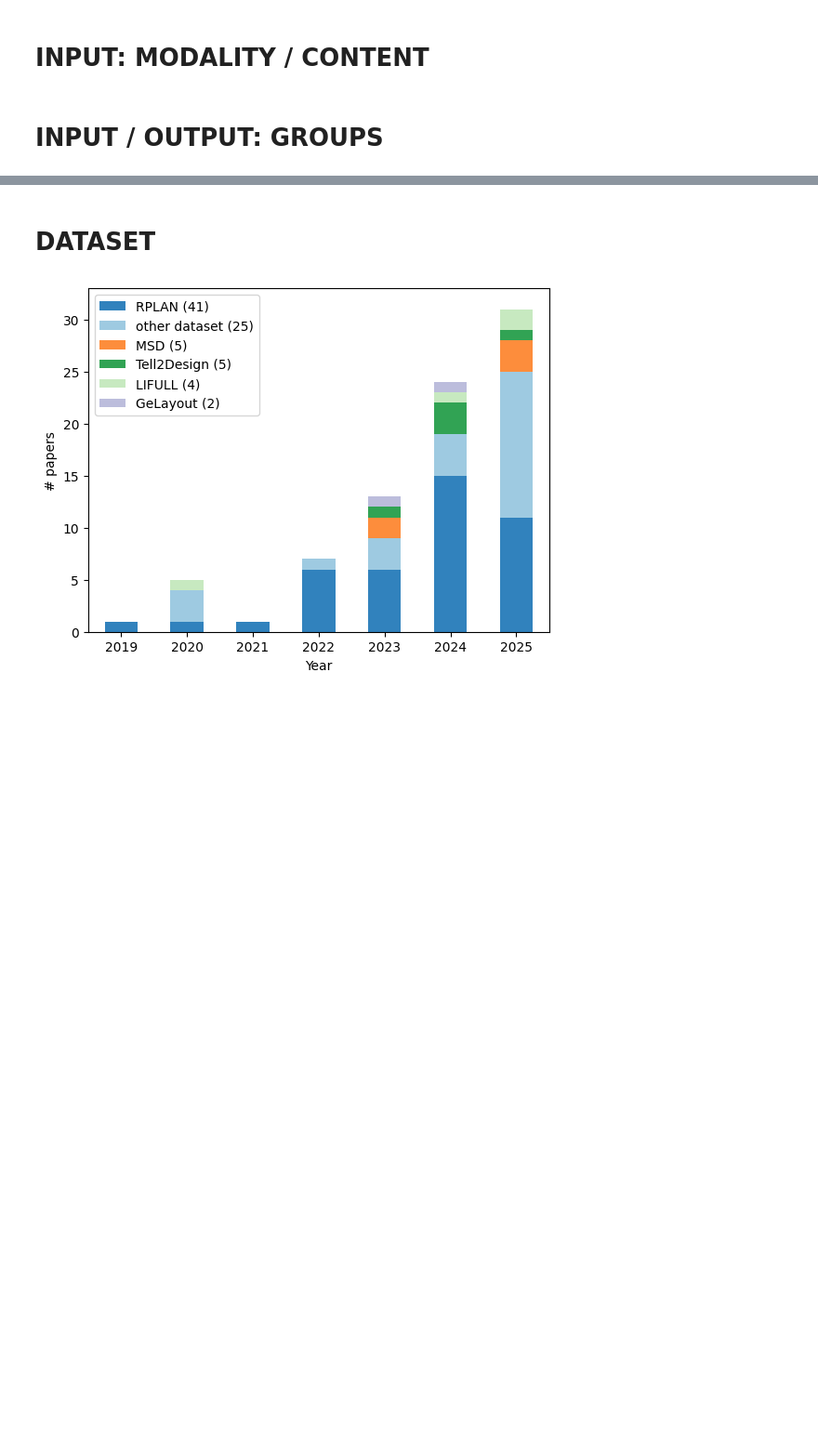
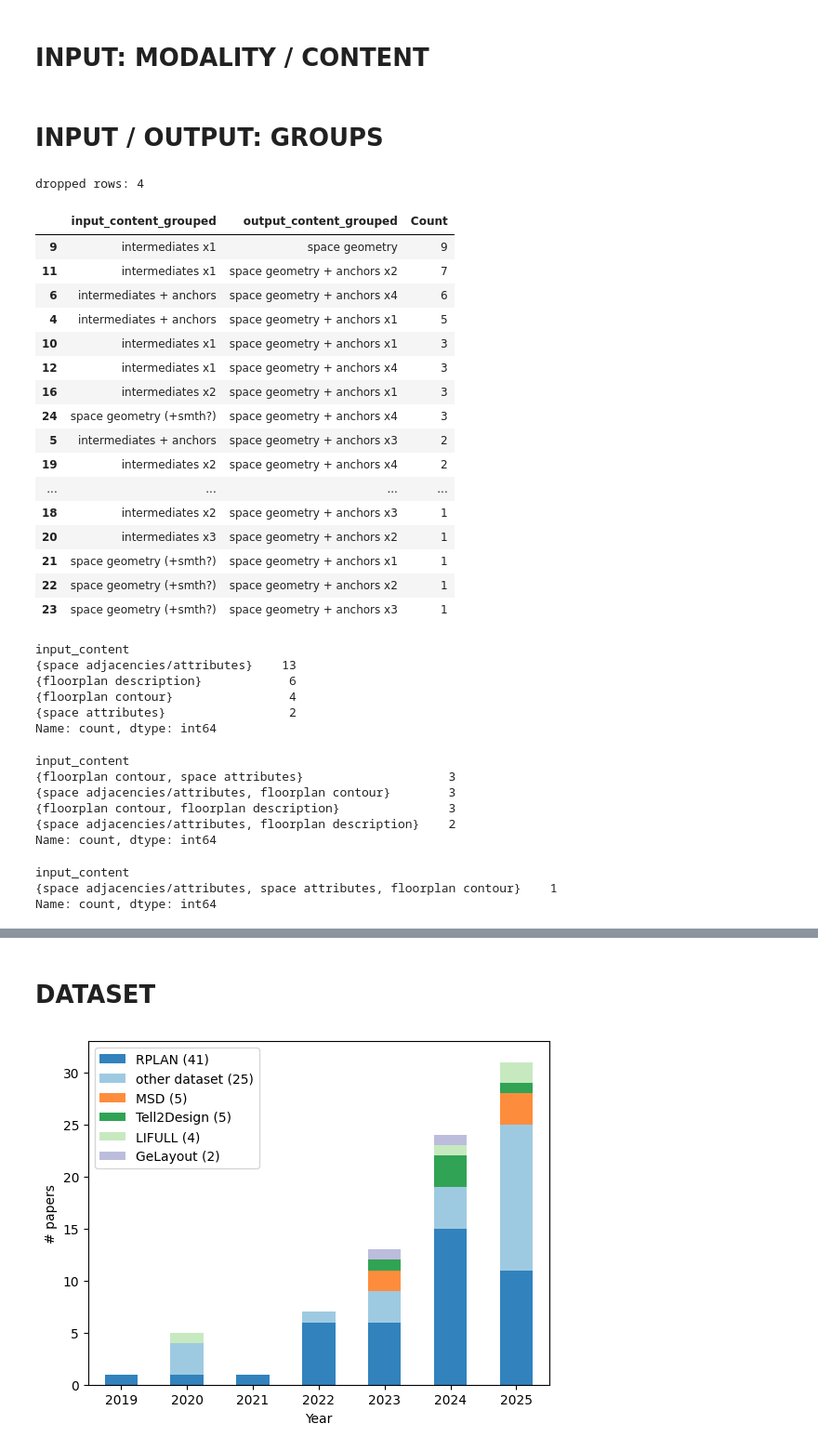
Before and after one commit to gal-dmitry/SystematicReview, a Jupyter notebook: SYNTHESIS_03.ipynb, the cells around one changed output, grey strips where cells are left out. Shown at 93% size. Saved outputs shown, nothing was run; the diff lists cells and outputs as text; code cells hidden in the pictures; blank space fills up the shorter version.

Commit message:
Sankey: input output groups

```diff
--- a/SYNTHESIS_03.ipynb
+++ b/SYNTHESIS_03.ipynb
@@ -40,0 +138,46 @@ plot_sankey_input(df_model)
+# %%
+df_, cooc = get_input_output_groups(df_model)
+cooc
+# %% [output]
+dropped rows: 4
+|  | input_content_grouped | output_content_grouped | Count |
+| 9 | intermediates x1 | space geometry | 9 |
+| 11 | intermediates x1 | space geometry + anchors x2 | 7 |
+| 6 | intermediates + anchors | space geometry + anchors x4 | 6 |
+| 4 | intermediates + anchors | space geometry + anchors x1 | 5 |
+| 10 | intermediates x1 | space geometry + anchors x1 | 3 |
+| 12 | intermediates x1 | space geometry + anchors x4 | 3 |
+| 16 | intermediates x2 | space geometry + anchors x1 | 3 |
+| 24 | space geometry (+smth?) | space geometry + anchors x4 | 3 |
+| 5 | intermediates + anchors | space geometry + anchors x3 | 2 |
+| 19 | intermediates x2 | space geometry + anchors x4 | 2 |
+| ... | ... | ... | ... |
+| 18 | intermediates x2 | space geometry + anchors x3 | 1 |
+| 20 | intermediates x3 | space geometry + anchors x2 | 1 |
+| 21 | space geometry (+smth?) | space geometry + anchors x1 | 1 |
+| 22 | space geometry (+smth?) | space geometry + anchors x2 | 1 |
+| 23 | space geometry (+smth?) | space geometry + anchors x3 | 1 |
+# %%
+df_[df_.input_content_grouped == "intermediates x1"].input_content.value_counts()
+# %% [output]
+input_content
+{space adjacencies/attributes}    13
+{floorplan description}            6
+{floorplan contour}                4
+{space attributes}                 2
+Name: count, dtype: int64
+# %%
+df_[df_.input_content_grouped == "intermediates x2"].input_content.value_counts()
+# %% [output]
+input_content
+{floorplan contour, space attributes}                    3
+{space adjacencies/attributes, floorplan contour}        3
+{floorplan contour, floorplan description}               3
+{space adjacencies/attributes, floorplan description}    2
+Name: count, dtype: int64
+# %%
+df_[df_.input_content_grouped == "intermediates x3"].input_content.value_counts()
+# %% [output]
+input_content
+{space adjacencies/attributes, space attributes, floorplan contour}    1
+Name: count, dtype: int64
```
Also changed, not shown: parts of 8 cells of this notebook, 2 other files.
